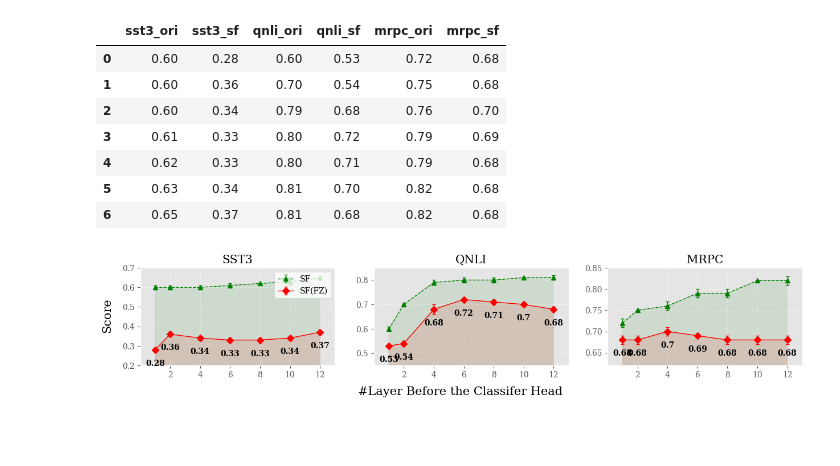
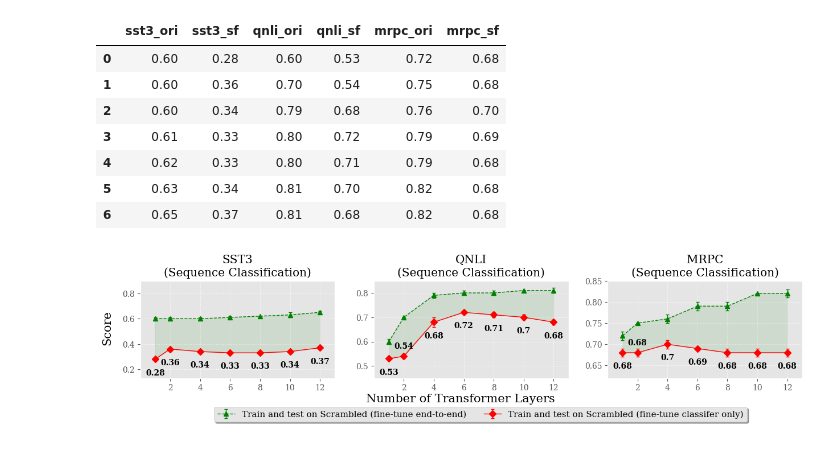
Before and after one commit to frankaging/limits-cross-domain-transfer, a Jupyter notebook: code/visualization_helpers.ipynb, the cells around one changed output. Drawn from its saved outputs; the diff is of its cells as text; code cells hidden in the pictures; blank space fills up the shorter version.

```diff
--- a/code/visualization_helpers.ipynb
+++ b/code/visualization_helpers.ipynb
@@ -1002,16 +1005,15 @@ for i in range(0, 1):
         axs[j].set_xticks(x_labels)
         if i == 0 and j == 0:
             task = "sst3"
-            axs[j].title.set_text('SST3')
+            axs[j].title.set_text('SST3\n(Sequence Classification)')
             axs[j].errorbar(x, exp_data_1["sst3_ori"], linewidth=1, yerr=[0.01,0.01,0.01,0.01,0.00,0.02,0.01],
                                color="green", linestyle="--", marker="^", markersize=6,
-                               capsize=2, capthick=1, ecolor='g', label='SF')
-            axs[j].fill_between(x, exp_data_1[f"{task}_ori"], alpha=0.1, color="g")
+                               capsize=2, capthick=1, ecolor='g', label='Train and test on Scrambled (fine-tune end-to-end)')
+            axs[j].fill_between(x, exp_data_1[f"{task}_sf"], exp_data_1[f"{task}_ori"], alpha=0.1, color="g")
 
             axs[j].errorbar(x, exp_data_1["sst3_sf"], linewidth=1, yerr=[0.01,0.01,0.01,0.00,0.01,0.01,0.01],
                                color="red", marker="D", markersize=6,
-                               capsize=2, capthick=1, ecolor='r', label='SF(FZ)')
-            axs[j].fill_between(x, exp_data_1[f"{task}_sf"], alpha=0.1, color="r")
+                               capsize=2, capthick=1, ecolor='r', label='Train and test on Scrambled (fine-tune classifer only)')
 
             #annotate
             for m in range(0, len(exp_data_1["sst3_ori"])):
@@ -1020,59 +1022,72 @@ for i in range(0, 1):
                                    textcoords="offset points", # how to position the text
                                    xytext=(0,-20), # distance from text to points (x,y)
                                    ha='center', weight='bold')
-            axs[j].set_ylim(0.20, 0.70)
-            axs[j].legend(facecolor="white", loc="upper right")
+            axs[j].set_ylim(0.13, 0.9)
+            # axs[j].legend(facecolor="white", loc="upper right")
         elif i == 0 and j == 1:
             task = "qnli"
-            axs[j].title.set_text('QNLI')
+            axs[j].title.set_text('QNLI\n(Sequence Classification)')
             axs[j].errorbar(x, exp_data_1[f"{task}_ori"], linewidth=1, yerr=[0.01,0.00,0.01,0.01,0.01,0.00,0.01],
                                color="green", linestyle="--", marker="^", markersize=6,
                                capsize=2, capthick=1, ecolor='g')
-            axs[j].fill_between(x, exp_data_1[f"{task}_ori"], alpha=0.1, color="g")
+            axs[j].fill_between(x, exp_data_1[f"{task}_sf"], exp_data_1[f"{task}_ori"], alpha=0.1, color="g")
 
             axs[j].errorbar(x, exp_data_1[f"{task}_sf"], linewidth=1, yerr=[0.00,0.01,0.02,0.00,0.01,0.01,0.01],
                                color="red", marker="D", markersize=6,
                                capsize=2, capthick=1, ecolor='r')
-            axs[j].fill_between(x, exp_data_1[f"{task}_sf"], alpha=0.1, color="r")
 
             #annotate
             for m in range(0, len(exp_data_1[f"{task}_ori"])):
                 diss_perc =round(exp_data_1[f"{task}_sf"][m],2)
-                axs[j].annotate(f'{diss_perc}', xy =(x[m], exp_data_1[f"{task}_sf"][m]),
-                                   textcoords="offset points", # how to position the text
-                                   xytext=(0,-20), # distance from text to points (x,y)
-                                   ha='center', weight='bold')
+                if m != 1:
+                    axs[j].annotate(f'{diss_perc}', xy =(x[m], exp_data_1[f"{task}_sf"][m]),
+                                       textcoords="offset points", # how to position the text
+                                       xytext=(0,-20), # distance from text to points (x,y)
+                                       ha='center', weight='bold')
+                else:
+                    axs[j].annotate(f'{diss_perc}', xy =(x[m], exp_data_1[f"{task}_sf"][m]),
+                                       textcoords="offset points", # how to position the text
+                                       xytext=(0,10), # distance from text to points (x,y)
+                                       ha='center', weight='bold')
             axs[j].set_ylim(0.45, 0.85)
 
         elif i == 0 and j == 2:
             task = "mrpc"
-            axs[j].title.set_text('MRPC')
+            axs[j].title.set_text('MRPC\n(Sequence Classification)')
             axs[j].errorbar(x, exp_data_1[f"{task}_ori"], linewidth=1, yerr=[0.01,0.00,0.01,0.01,0.01,0.00,0.01],
                                color="green", linestyle="--", marker="^", markersize=6,
                                capsize=2, capthick=1, ecolor='g')
-            axs[j].fill_between(x, exp_data_1[f"{task}_ori"], alpha=0.1, color="g")
+            axs[j].fill_between(x, exp_data_1[f"{task}_sf"], exp_data_1[f"{task}_ori"], alpha=0.1, color="g")
 
             axs[j].errorbar(x, exp_data_1[f"{task}_sf"], linewidth=1, yerr=[0.01,0.01,0.01,0.00,0.01,0.01,0.01],
                                color="red", marker="D", markersize=6,
                                capsize=2, capthick=1, ecolor='r')
-            axs[j].fill_between(x, exp_data_1[f"{task}_sf"], alpha=0.1, color="r")
 
             #annotate
             for m in range(0, len(exp_data_1[f"{task}_ori"])):
                 diss_perc =round(exp_data_1[f"{task}_sf"][m],2)
-                axs[j].annotate(f'{diss_perc}', xy =(x[m], exp_data_1[f"{task}_sf"][m]),
-                                   textcoords="offset points", # how to position the text
-                                   xytext=(0,-20), # distance from text to points (x,y)
-                                   ha='center', weight='bold')
+                if m != 1:
+                    axs[j].annotate(f'{diss_perc}', xy =(x[m], exp_data_1[f"{task}_sf"][m]),
+                                       textcoords="offset points", # how to position the text
+                                       xytext=(0,-20), # distance from text to points (x,y)
+                                       ha='center', weight='bold')
+                else:
+                    axs[j].annotate(f'{diss_perc}', xy =(x[m], exp_data_1[f"{task}_sf"][m]),
+                                       textcoords="offset points", # how to position the text
+                                       xytext=(0,10), # distance from text to points (x,y)
+                                       ha='center', weight='bold')
             axs[j].set_ylim(0.62, 0.85)
 
         # should be the last step?
         x0,x1 = axs[j].get_xlim()
         y0,y1 = axs[j].get_ylim()
         axs[j].set_aspect(((x1-x0)/(y1-y0))*0.5)
         axs[j].grid(linestyle=':')
-fig.text(0.5, 0.22, '#Layer Before the Classifer Head', ha='center', size=15)
+fig.text(0.5, 0.24, 'Number of Transformer Layers', ha='center', size=15)
 fig.text(0.08, 0.5, 'Score', va='center', rotation='vertical', size=15)
-plt.show()
+fig.legend(loc='lower center', bbox_to_anchor=(0.45, 0.08),
+           ncol=2, fancybox=True, shadow=True, fontsize=11)
+# plt.show()
+plt.savefig("../data-files/freeze-effect-result.png",dpi=1000,bbox_inches='tight')
 # %% [output]
-[figure, old version]
+[figure, new version]
```
Also changed, not shown: parts of 3 cells of this notebook, 5 other files.
